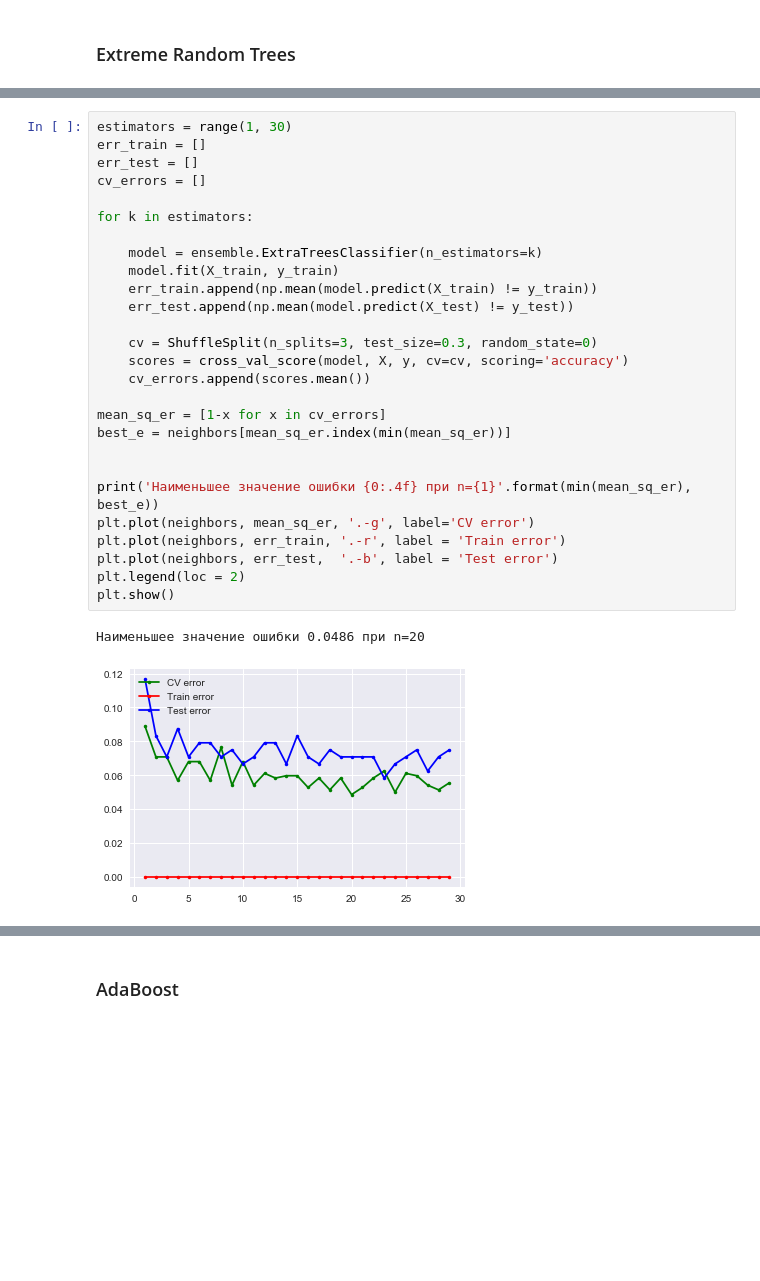
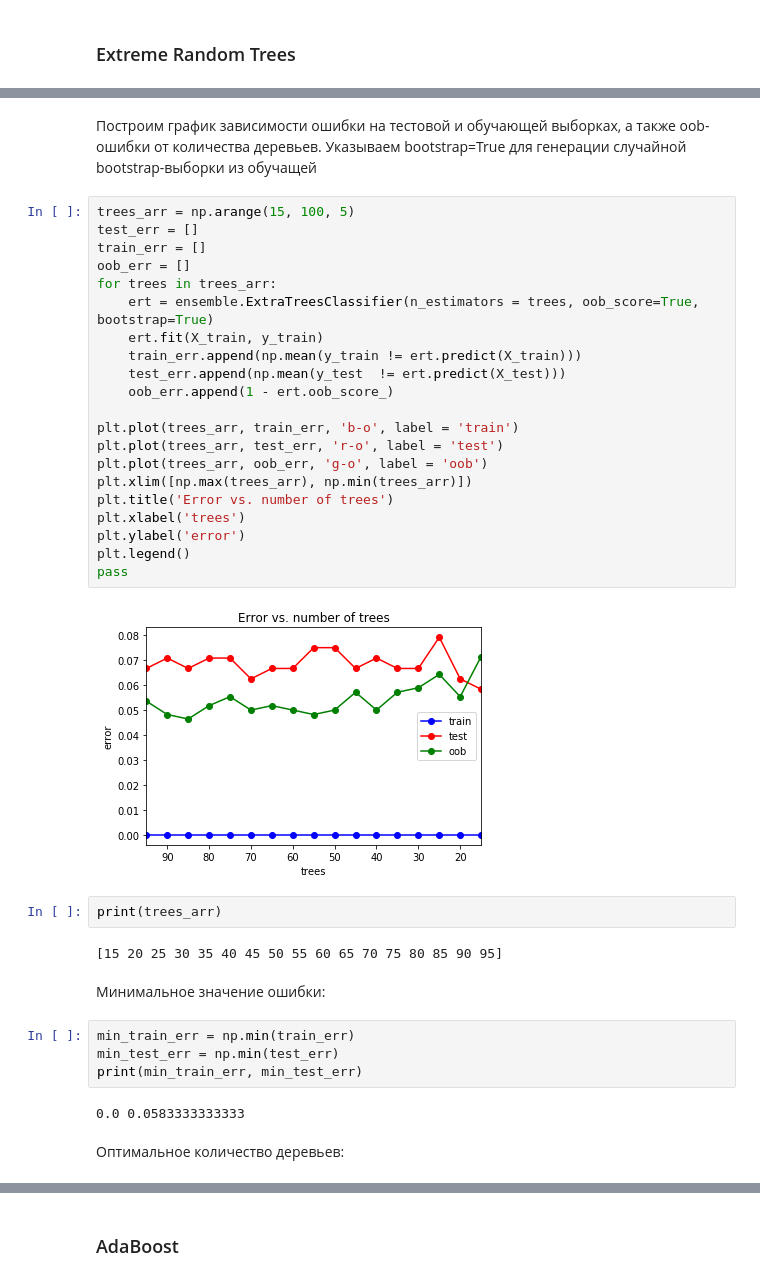
Before and after one commit to dobryyden/data_analysis, a Jupyter notebook: Pokemons_Rybakova.ipynb, the cells around one changed output, grey strips where cells are left out. Drawn from its saved outputs; the diff is of its cells as text; blank space fills up the shorter version.

```diff
--- a/Pokemons_Rybakova.ipynb
+++ b/Pokemons_Rybakova.ipynb
@@ -858,33 +878,42 @@ err_test  = np.mean(y_test  != ert.predict(X_test))
 print(err_train, err_test)
 # %% [output]
 0.0 0.0666666666667
-# %%
-estimators = range(1, 30)
-err_train = []
-err_test = []
-cv_errors = []
-
-for k in estimators:
-
-    model = ensemble.ExtraTreesClassifier(n_estimators=k)
-    model.fit(X_train, y_train)
-    err_train.append(np.mean(model.predict(X_train) != y_train))
-    err_test.append(np.mean(model.predict(X_test) != y_test))
-
-    cv = ShuffleSplit(n_splits=3, test_size=0.3, random_state=0)
-    scores = cross_val_score(model, X, y, cv=cv, scoring='accuracy')
-    cv_errors.append(scores.mean())
-
-mean_sq_er = [1-x for x in cv_errors]
-best_e = neighbors[mean_sq_er.index(min(mean_sq_er))]
-
-
-print('Наименьшее значение ошибки {0:.4f} при n={1}'.format(min(mean_sq_er), best_e))
-plt.plot(neighbors, mean_sq_er, '.-g', label='CV error')
-plt.plot(neighbors, err_train, '.-r', label = 'Train error')
-plt.plot(neighbors, err_test,  '.-b', label = 'Test error')
-plt.legend(loc = 2)
-plt.show()
-# %% [output]
-Наименьшее значение ошибки 0.0486 при n=20
-[figure, removed]
+# %% [markdown]
+Построим график зависимости ошибки на тестовой и обучающей выборках, а также oob-ошибки от количества деревьев. Указываем bootstrap=True для генерации случайной bootstrap-выборки из обучащей
+# %%
+trees_arr = np.arange(15, 100, 5)
+test_err = []
+train_err = []
+oob_err = []
+for trees in trees_arr:
+    ert = ensemble.ExtraTreesClassifier(n_estimators = trees, oob_score=True, bootstrap=True)
+    ert.fit(X_train, y_train)
+    train_err.append(np.mean(y_train != ert.predict(X_train)))
+    test_err.append(np.mean(y_test  != ert.predict(X_test)))
+    oob_err.append(1 - ert.oob_score_)
+
+plt.plot(trees_arr, train_err, 'b-o', label = 'train')
+plt.plot(trees_arr, test_err, 'r-o', label = 'test')
+plt.plot(trees_arr, oob_err, 'g-o', label = 'oob')
+plt.xlim([np.max(trees_arr), np.min(trees_arr)])
+plt.title('Error vs. number of trees')
+plt.xlabel('trees')
+plt.ylabel('error')
+plt.legend()
+pass
+# %% [output]
+[figure, added]
+# %%
+print(trees_arr)
+# %% [output]
+[15 20 25 30 35 40 45 50 55 60 65 70 75 80 85 90 95]
+# %% [markdown]
+Минимальное значение ошибки:
+# %%
+min_train_err = np.min(train_err)
+min_test_err = np.min(test_err)
+print(min_train_err, min_test_err)
+# %% [output]
+0.0 0.0583333333333
+# %% [markdown]
+Оптимальное количество деревьев:
```
Also changed, not shown: parts of 69 cells of this notebook.
